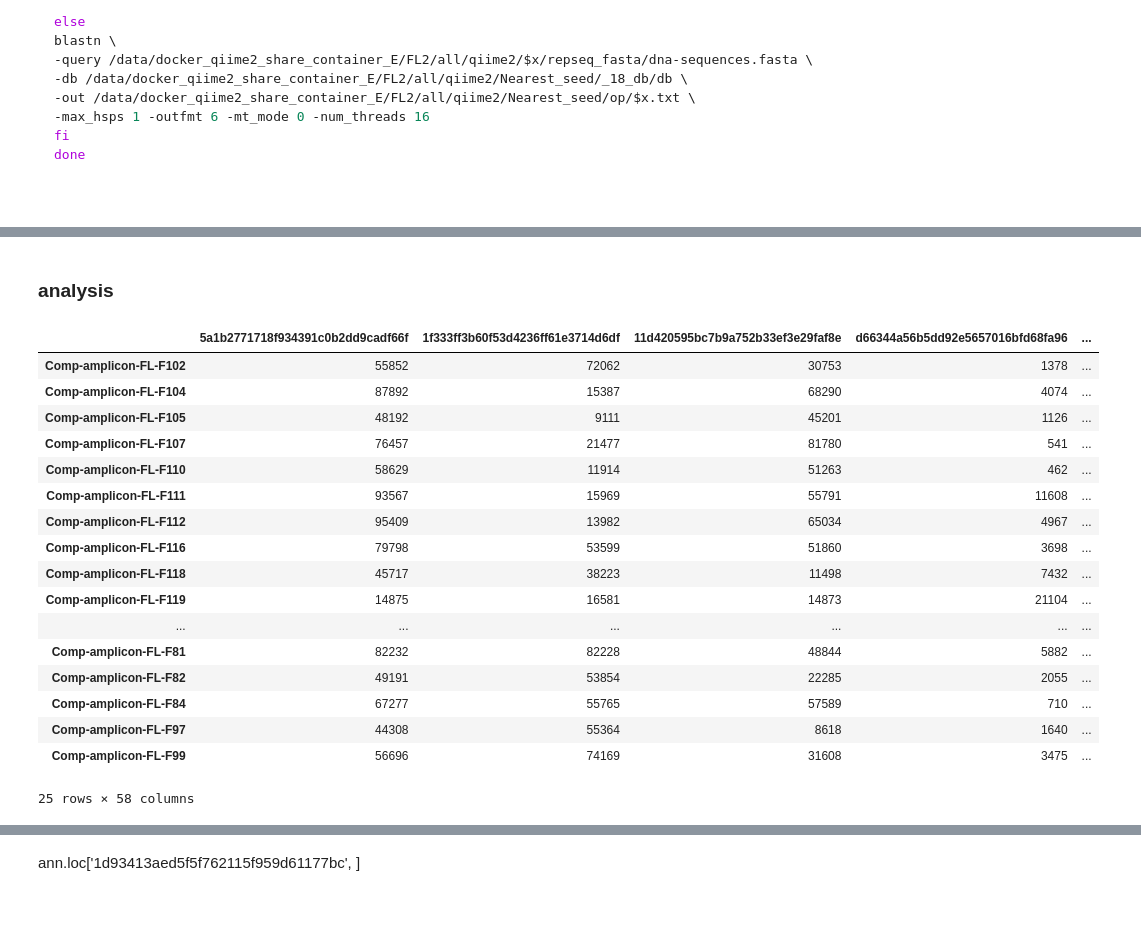
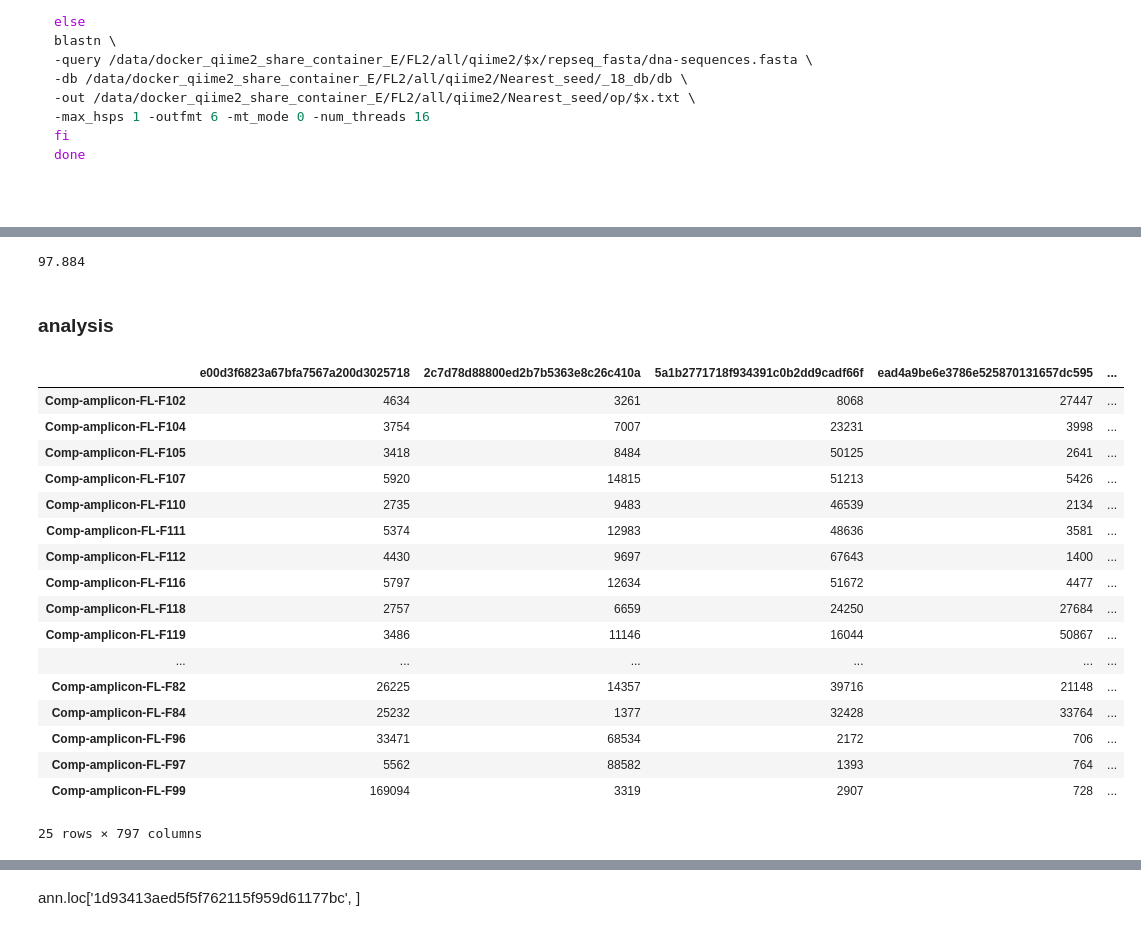
Before and after one commit to JJChenCharly/Microbiome_nearest_seed_annotation, a Jupyter notebook: Nearest_seed_annotation/q2_for_all.ipynb, the cells around one changed output, grey strips where cells are left out. Cells and saved outputs as stored; diff of their text form; code cells hidden in the pictures.

```diff
--- a/Nearest_seed_annotation/q2_for_all.ipynb
+++ b/Nearest_seed_annotation/q2_for_all.ipynb
@@ -1019,3 +1110,7 @@ done
+# %%
+max(finder)
+# %% [output]
+97.884
 # %% [markdown]
 ### analysis
 # %%
@@ -1023,25 +1119,25 @@ _19_ref = SeqIO.to_dict(SeqIO.parse('qiime2/19_q2_seqs.fasta','fasta'))
 # %%
-df = pd.read_csv('qiime2/FL_amplicon_3_16S3/FL_amplicon_3_16S3-ft.csv',
+df = pd.read_csv('qiime2/FL_amplicon_4_16S1/FL_amplicon_4_16S1-ft.csv',
                  index_col=0)
 df = df.applymap(int)
 df
 # %% [output]
-|  | 5a1b2771718f934391c0b2dd9cadf66f | 1f333ff3b60f53d4236ff61e3714d6df | 11d420595bc7b9a752b33ef3e29faf8e | d66344a56b5dd92e5657016bfd68fa96 | ... |
-| Comp-amplicon-FL-F102 | 55852 | 72062 | 30753 | 1378 | ... |
-| Comp-amplicon-FL-F104 | 87892 | 15387 | 68290 | 4074 | ... |
-| Comp-amplicon-FL-F105 | 48192 | 9111 | 45201 | 1126 | ... |
-| Comp-amplicon-FL-F107 | 76457 | 21477 | 81780 | 541 | ... |
-| Comp-amplicon-FL-F110 | 58629 | 11914 | 51263 | 462 | ... |
-| Comp-amplicon-FL-F111 | 93567 | 15969 | 55791 | 11608 | ... |
-| Comp-amplicon-FL-F112 | 95409 | 13982 | 65034 | 4967 | ... |
-| Comp-amplicon-FL-F116 | 79798 | 53599 | 51860 | 3698 | ... |
-| Comp-amplicon-FL-F118 | 45717 | 38223 | 11498 | 7432 | ... |
-| Comp-amplicon-FL-F119 | 14875 | 16581 | 14873 | 21104 | ... |
+|  | e00d3f6823a67bfa7567a200d3025718 | 2c7d78d88800ed2b7b5363e8c26c410a | 5a1b2771718f934391c0b2dd9cadf66f | ead4a9be6e3786e525870131657dc595 | ... |
+| Comp-amplicon-FL-F102 | 4634 | 3261 | 8068 | 27447 | ... |
+| Comp-amplicon-FL-F104 | 3754 | 7007 | 23231 | 3998 | ... |
+| Comp-amplicon-FL-F105 | 3418 | 8484 | 50125 | 2641 | ... |
+| Comp-amplicon-FL-F107 | 5920 | 14815 | 51213 | 5426 | ... |
+| Comp-amplicon-FL-F110 | 2735 | 9483 | 46539 | 2134 | ... |
+| Comp-amplicon-FL-F111 | 5374 | 12983 | 48636 | 3581 | ... |
+| Comp-amplicon-FL-F112 | 4430 | 9697 | 67643 | 1400 | ... |
+| Comp-amplicon-FL-F116 | 5797 | 12634 | 51672 | 4477 | ... |
+| Comp-amplicon-FL-F118 | 2757 | 6659 | 24250 | 27684 | ... |
+| Comp-amplicon-FL-F119 | 3486 | 11146 | 16044 | 50867 | ... |
 | ... | ... | ... | ... | ... | ... |
-| Comp-amplicon-FL-F81 | 82232 | 82228 | 48844 | 5882 | ... |
-| Comp-amplicon-FL-F82 | 49191 | 53854 | 22285 | 2055 | ... |
-| Comp-amplicon-FL-F84 | 67277 | 55765 | 57589 | 710 | ... |
-| Comp-amplicon-FL-F97 | 44308 | 55364 | 8618 | 1640 | ... |
-| Comp-amplicon-FL-F99 | 56696 | 74169 | 31608 | 3475 | ... |
+| Comp-amplicon-FL-F82 | 26225 | 14357 | 39716 | 21148 | ... |
+| Comp-amplicon-FL-F84 | 25232 | 1377 | 32428 | 33764 | ... |
+| Comp-amplicon-FL-F96 | 33471 | 68534 | 2172 | 706 | ... |
+| Comp-amplicon-FL-F97 | 5562 | 88582 | 1393 | 764 | ... |
+| Comp-amplicon-FL-F99 | 169094 | 3319 | 2907 | 728 | ... |
-25 rows × 58 columns
+25 rows × 797 columns
 # %%
```
Also changed, not shown: parts of 53 cells of this notebook.
